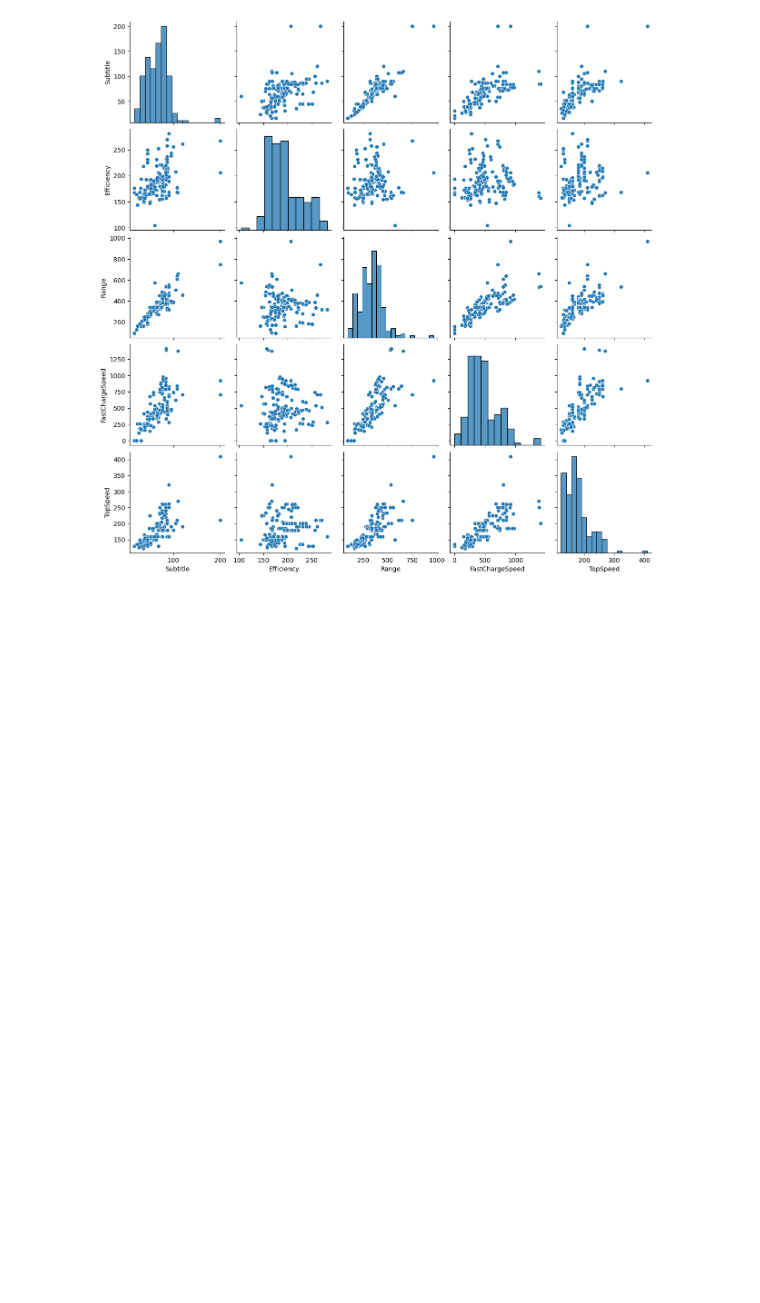
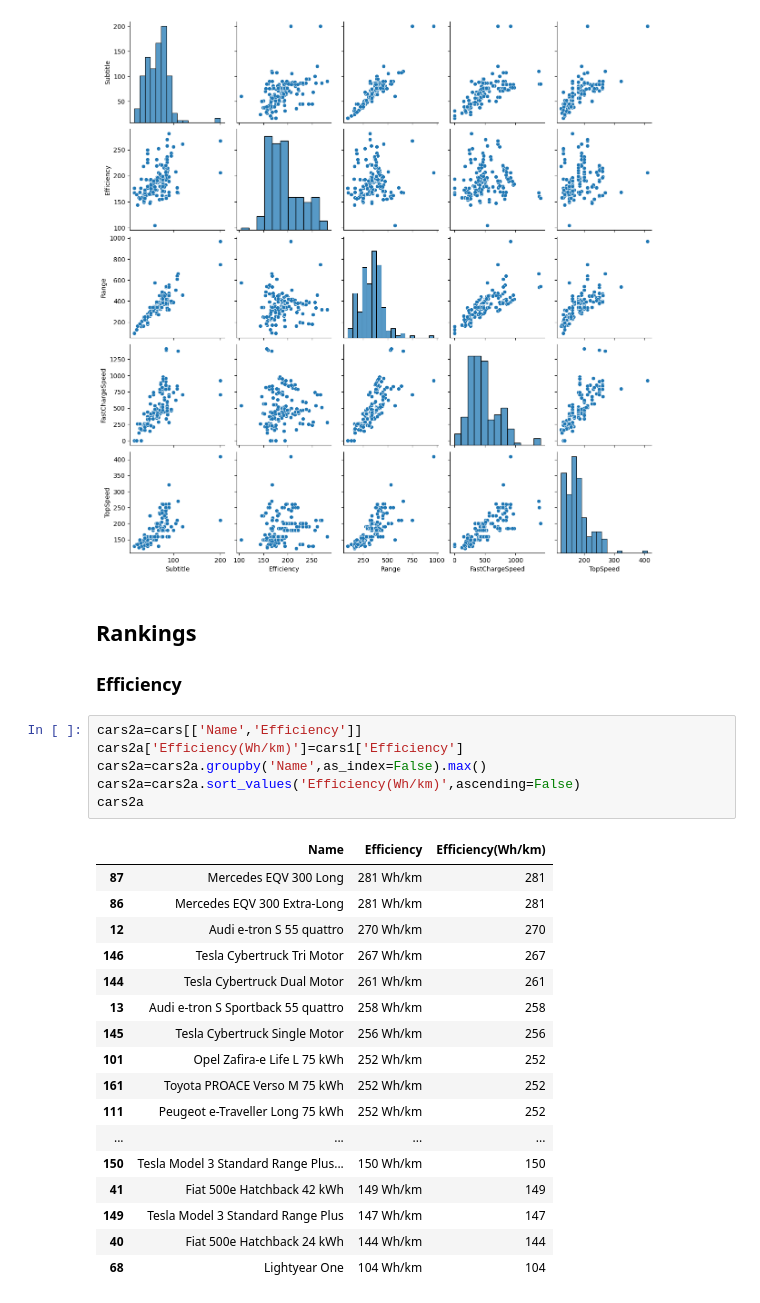
Before and after one commit to amitbudhathoki/EV_dataset_EDA, a Jupyter notebook: EV dataset.ipynb, the cells around one changed output. Cells and saved outputs as stored; diff of their text form; blank space fills up the shorter version.

Commit message:
ranked cars based on efficiency

```diff
--- a/EV dataset.ipynb
+++ b/EV dataset.ipynb
@@ -206,3 +206,31 @@ sns.pairplot(plots)
 plt.show()
 # %% [output]
 [figure]
+# %% [markdown]
+## Rankings
+
+### Efficiency
+# %%
+cars2a=cars[['Name','Efficiency']]
+cars2a['Efficiency(Wh/km)']=cars1['Efficiency']
+cars2a=cars2a.groupby('Name',as_index=False).max()
+cars2a=cars2a.sort_values('Efficiency(Wh/km)',ascending=False)
+cars2a
+# %% [output]
+|  | Name | Efficiency | Efficiency(Wh/km) |
+| 87 | Mercedes EQV 300 Long | 281 Wh/km | 281 |
+| 86 | Mercedes EQV 300 Extra-Long | 281 Wh/km | 281 |
+| 12 | Audi e-tron S 55 quattro | 270 Wh/km | 270 |
+| 146 | Tesla Cybertruck Tri Motor | 267 Wh/km | 267 |
+| 144 | Tesla Cybertruck Dual Motor | 261 Wh/km | 261 |
+| 13 | Audi e-tron S Sportback 55 quattro | 258 Wh/km | 258 |
+| 145 | Tesla Cybertruck Single Motor | 256 Wh/km | 256 |
+| 101 | Opel Zafira-e Life L 75 kWh | 252 Wh/km | 252 |
+| 161 | Toyota PROACE Verso M 75 kWh | 252 Wh/km | 252 |
+| 111 | Peugeot e-Traveller Long 75 kWh | 252 Wh/km | 252 |
+| ... | ... | ... | ... |
+| 150 | Tesla Model 3 Standard Range Plus... | 150 Wh/km | 150 |
+| 41 | Fiat 500e Hatchback 42 kWh | 149 Wh/km | 149 |
+| 149 | Tesla Model 3 Standard Range Plus | 147 Wh/km | 147 |
+| 40 | Fiat 500e Hatchback 24 kWh | 144 Wh/km | 144 |
+| 68 | Lightyear One | 104 Wh/km | 104 |
```
